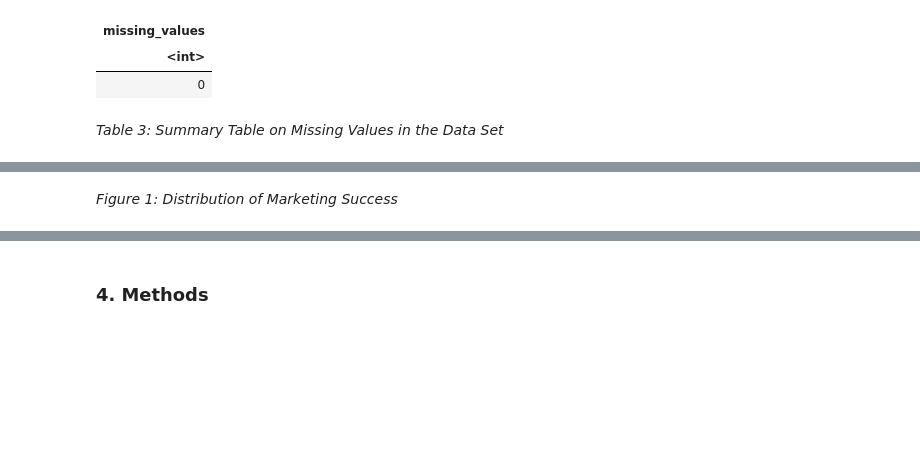
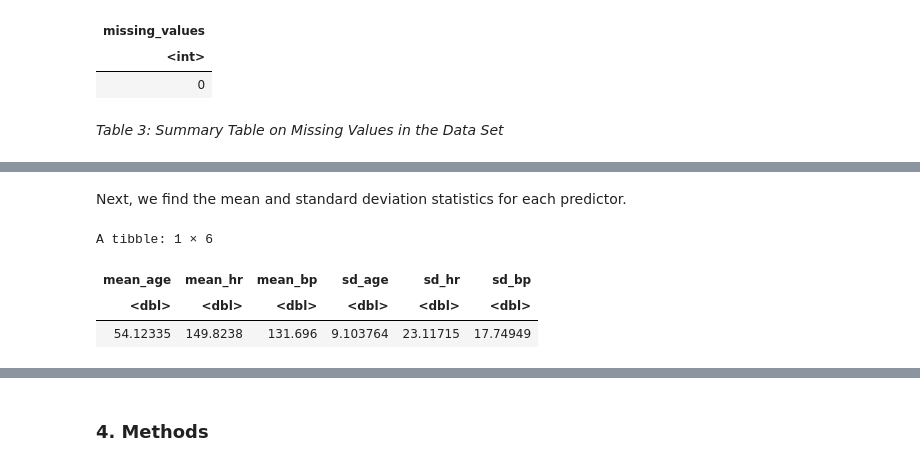
Before and after one commit to a-wang27/DSCI-100, a Jupyter notebook: project_proposal.ipynb, the cells around one changed output, grey strips where cells are left out. Cells and saved outputs as stored; diff of their text form; code cells hidden in the pictures; blank space fills up the shorter version.

```diff
--- a/project_proposal.ipynb
+++ b/project_proposal.ipynb
@@ -100,2 +117,18 @@ distribution_plot
-# %% [markdown]
-*Figure 1: Distribution of Marketing Success*
+# %% [markdown]
+Next, we find the mean and standard deviation statistics for each predictor.
+# %%
+# mean and standard deviation statistics
+mean_and_sd <- heart_train |>
+    summarize(mean_age = mean(age, na.rm = TRUE),
+              mean_hr = mean(max_heart_rate, na.rm = TRUE),
+              mean_bp = mean(blood_pressure, na.rm = TRUE),
+              sd_age = sd(age, na.rm = TRUE),
+              sd_hr = sd(max_heart_rate, na.rm = TRUE),
+              sd_bp = sd(blood_pressure, na.rm = TRUE))
+
+mean_and_sd
+# %% [output]
+A tibble: 1 × 6
+| mean_age | mean_hr | mean_bp | sd_age | sd_hr | sd_bp |
+| <dbl> | <dbl> | <dbl> | <dbl> | <dbl> | <dbl> |
+| 54.12335 | 149.8238 | 131.696 | 9.103764 | 23.11715 | 17.74949 |
```
Also changed, not shown: parts of 21 cells of this notebook.
